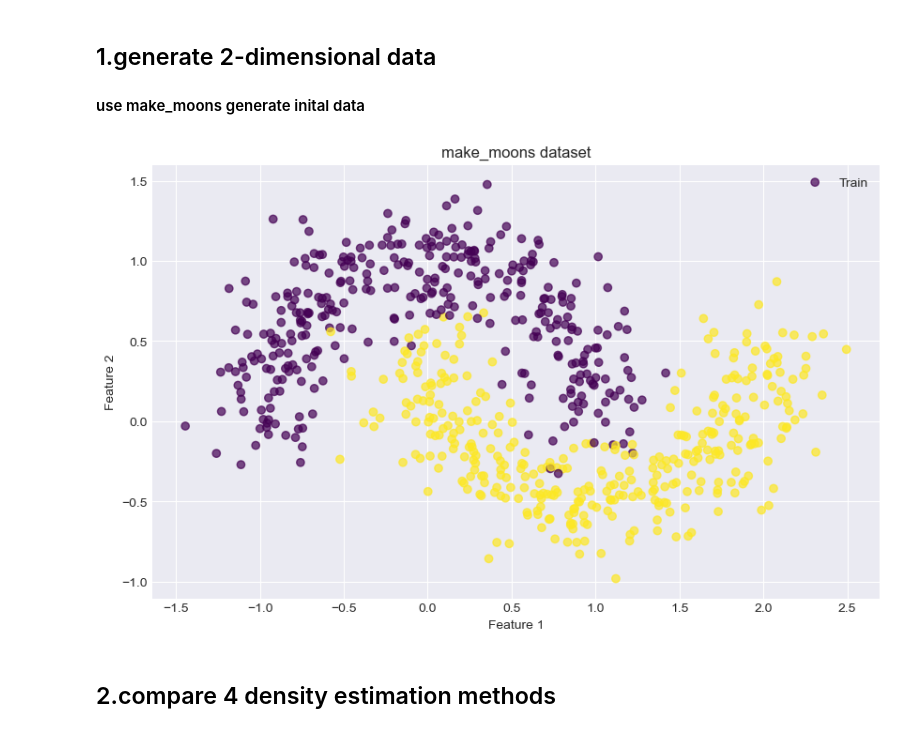
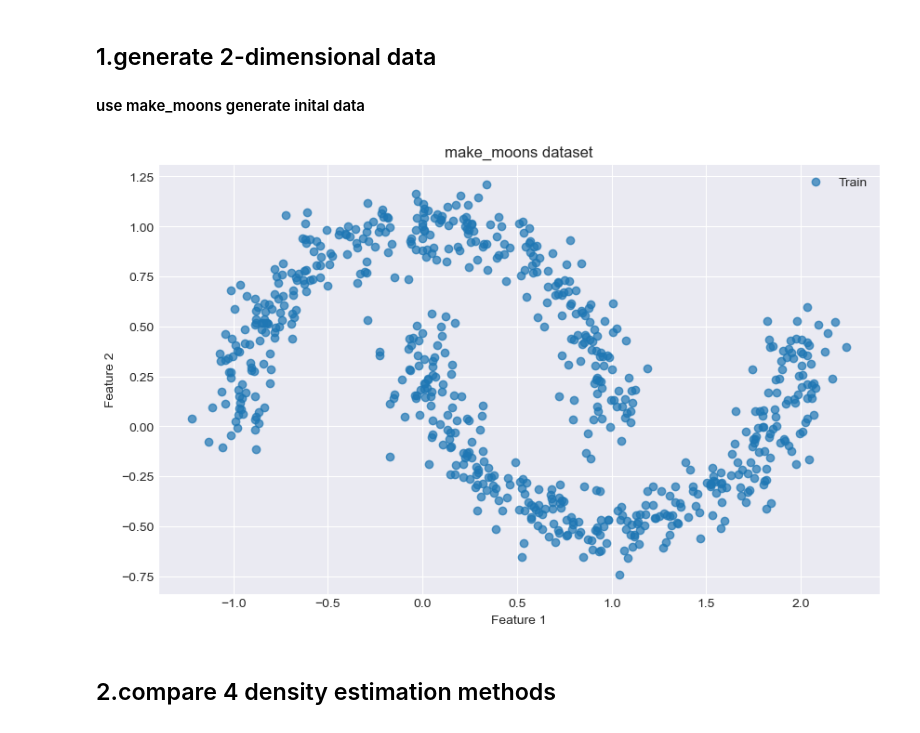
Before and after one commit to sena1818/GNNs, a Jupyter notebook: sheet/sheet_1/Two_Dimensionaldata.ipynb, the cells around one changed output. Saved outputs shown, nothing was run; the diff lists cells and outputs as text; code cells hidden in the pictures.

```diff
--- a/sheet/sheet_1/Two_Dimensionaldata.ipynb
+++ b/sheet/sheet_1/Two_Dimensionaldata.ipynb
@@ -5,36 +5,36 @@
 # %%
 import numpy as np
 from sklearn.datasets import make_moons
 import matplotlib.pyplot as plt
 
 from sklearn.model_selection import train_test_split
 from sklearn.neighbors import KDTree # KD树
 from sklearn.ensemble import RandomForestClassifier
 from sklearn.metrics import accuracy_score
 from scipy.stats import multivariate_normal # 计算高斯密度
 from matplotlib.patches import Ellipse # 可视化GMM
 from scipy.spatial.distance import cdist  # MMD计算需要
 
 
 plt.rcParams['figure.figsize'] = (10, 6)
 plt.style.use('seaborn-v0_8-darkgrid')
 
 
 
 # generate dataset
-X, y = make_moons(n_samples=1000, noise=0.2, random_state=42)
-X_train, X_test, y_train, y_test = train_test_split(X, y, test_size=0.3, random_state=42)
+X, y = make_moons(n_samples=1000, noise=0.1, random_state=42)  # noise 0.1
+X_train, X_test = train_test_split(X, test_size=0.3, random_state=42)
 
 # visualize the dataset
-plt.scatter(X_train[:, 0], X_train[:, 1], c=y_train, alpha=0.7, label="Train", cmap='viridis')
+plt.scatter(X_train[:, 0], X_train[:, 1], alpha=0.7, label="Train")
 # plt.scatter(X_test[:, 0], X_test[:, 1], c=y_test, marker='x', alpha=0.8, label="Test")
 plt.xlabel('Feature 1')
 plt.ylabel('Feature 2')
 plt.title('make_moons dataset')
 plt.legend()
 plt.show()
 # %% [output]
-[figure, old version]
+[figure, new version]
 # %% [markdown]
 ## 2.compare 4 density estimation methods
 # %% [markdown]
```
Also changed, not shown: parts of 11 cells of this notebook.
